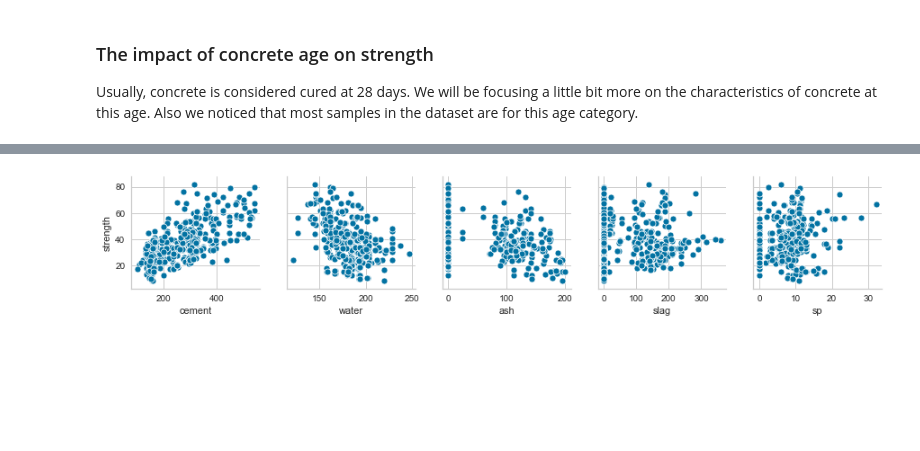
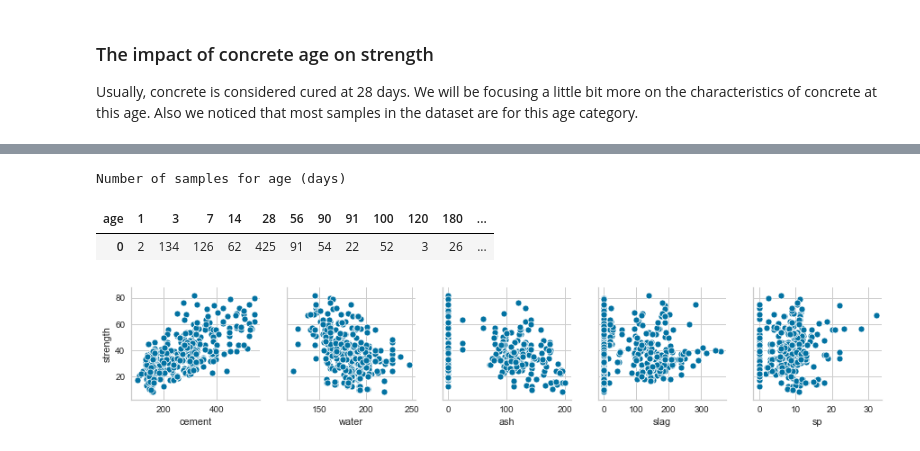
Before and after one commit to dev-desai/uot_ml_tp, a Jupyter notebook: Data Set Analysis.ipynb, the cells around one changed output, grey strips where cells are left out. Cells and saved outputs as stored; diff of their text form; code cells hidden in the pictures; blank space fills up the shorter version.

```diff
--- a/Data Set Analysis.ipynb
+++ b/Data Set Analysis.ipynb
@@ -133,3 +154,10 @@ df.groupby(age).count()
+# %%
+print("Number of samples for age (days)")
+pd.DataFrame(df.groupby(age).size()).T
+# %% [output]
+Number of samples for age (days)
+| age | 1 | 3 | 7 | 14 | 28 | 56 | 90 | 91 | 100 | 120 | 180 | ... |
+| 0 | 2 | 134 | 126 | 62 | 425 | 91 | 54 | 22 | 52 | 3 | 26 | ... |
 # %%
 df_28_days = df[df[age]==28]
 # %%
```
Also changed, not shown: parts of 8 cells of this notebook, 1 other file.
